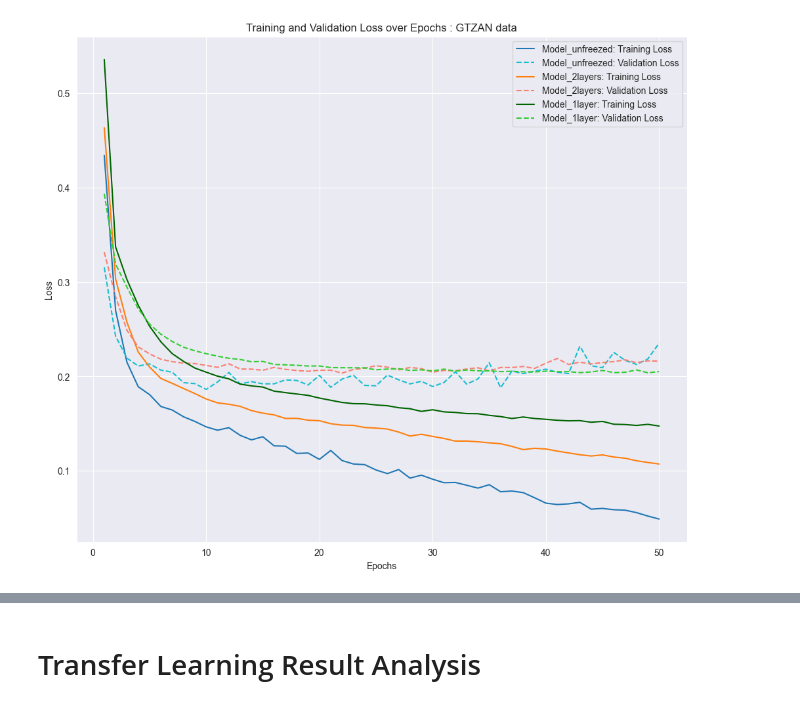
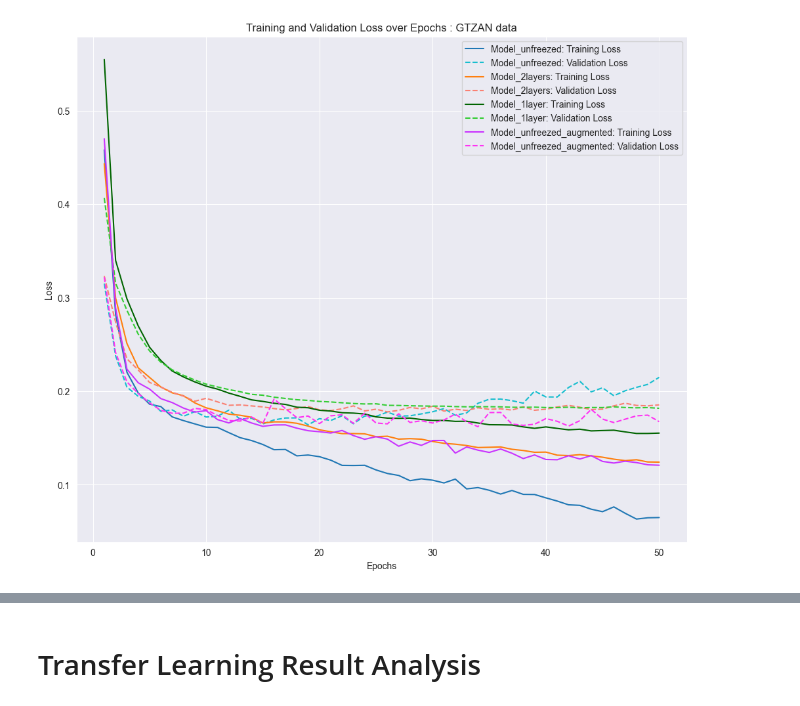
Before and after one commit to syeon0928/tagging-music-sequences, a Jupyter notebook: notebooks/transfer_learning.ipynb, the cells around one changed output, grey strips where cells are left out. Saved outputs shown, nothing was run; the diff lists cells and outputs as text; code cells hidden in the pictures.

```diff
--- a/notebooks/transfer_learning.ipynb
+++ b/notebooks/transfer_learning.ipynb
@@ -57,51 +62,36 @@ trainer_1layer_old.load_model('../models/FCN7Transfer1Layer_final_old.pth')
-# %%
-# Initialize the Trainer
-
-# Trained with two extra layers, two unfreezed layern augmented
-trainer_unfreezed_aug = Trainer(fcn7_transfer_unfreezed, train_loader=None, valid_loader=None, learning_rate=0.001,
-                             device=device)
-trainer_unfreezed_aug.load_model('../models/FCN7TransferUnfreezed_final_20231218-1407.pth')
-
-# Trained with two extra layers, two unfreezed layer
-trainer_unfreezed = Trainer(fcn7_transfer_unfreezed, train_loader=None, valid_loader=None, learning_rate=0.001,
-                             device=device)
-trainer_unfreezed.load_model('../models/FCN7TransferUnfreezed_final_20231218-1256.pth')
-
-# Trained with two extra layers
-trainer_2layers = Trainer(fcn7_transfer_2layers, train_loader=None, valid_loader=None, learning_rate=0.001, device=device)
-trainer_2layers.load_model('../models/FCN7Transfer2Layers_final_20231218-1253.pth')
-
-# Trained with one extra layer
-trainer_1layer= Trainer(fcn7_transfer_1layer, train_loader=None, valid_loader=None, learning_rate=0.001, device=device)
-trainer_1layer.load_model('../models/FCN7Transfer1Layer_final_20231218-1253.pth')
 # %%
-
 # Models
-m = trainer_unfreezed_old
-l = trainer_2layers_old
-p = trainer_1layer_old
+m = trainer_unfreezed
+l = trainer_2layers
+p = trainer_1layer
+a = trainer_unfreezed_aug
 
 # Epoch range
 epochs = range(1, 51)
 
 plt.figure(figsize=(12, 10))
 
 plt.plot(epochs, m.history['train_loss'], color='#1f77b4', linestyle='-', label='Model_unfreezed: Training Loss')
 plt.plot(epochs, m.history['val_loss'], color='#17becf', linestyle='--', label='Model_unfreezed: Validation Loss')
 
 
 plt.plot(epochs, l.history['train_loss'], color='#ff7f0e', linestyle='-', label='Model_2layers: Training Loss')
 plt.plot(epochs, l.history['val_loss'], color='#fa8072', linestyle='--', label='Model_2layers: Validation Loss')
 
 
 plt.plot(epochs, p.history['train_loss'], color='#006400', linestyle='-', label='Model_1layer: Training Loss')
 plt.plot(epochs, p.history['val_loss'], color='#32CD32', linestyle='--', label='Model_1layer: Validation Loss')
 
+
+plt.plot(epochs, a.history['train_loss'], color='#CA33FF', linestyle='-', label='Model_unfreezed_augmented: Training Loss')
+plt.plot(epochs, a.history['val_loss'], color='#FF33F3', linestyle='--', label='Model_unfreezed_augmented: Validation Loss')
+
+
 plt.title('Training and Validation Loss over Epochs : GTZAN data')
 plt.xlabel('Epochs')
 plt.ylabel('Loss')
 plt.legend()
 
 plt.show()
 # %% [output]
-[figure, old version]
+[figure, new version]
```
Also changed, not shown: parts of 41 cells of this notebook.
